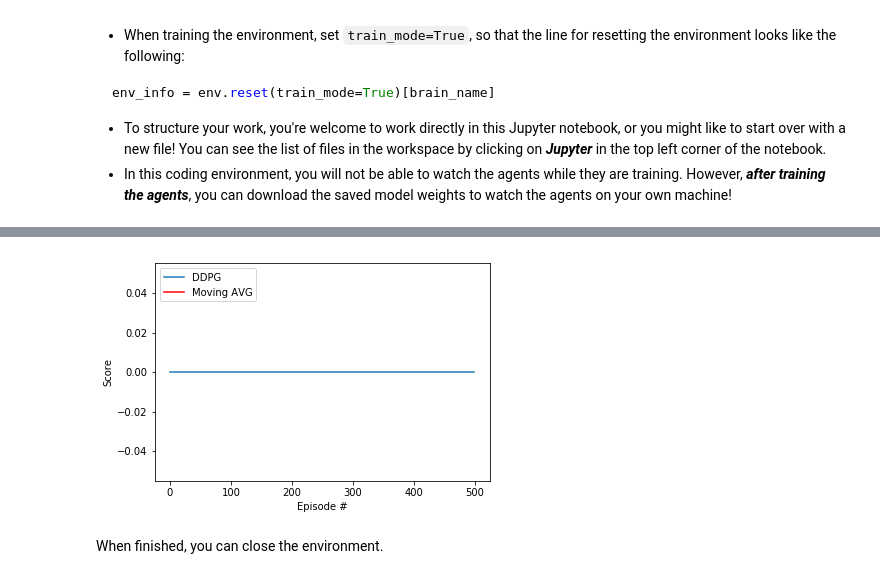
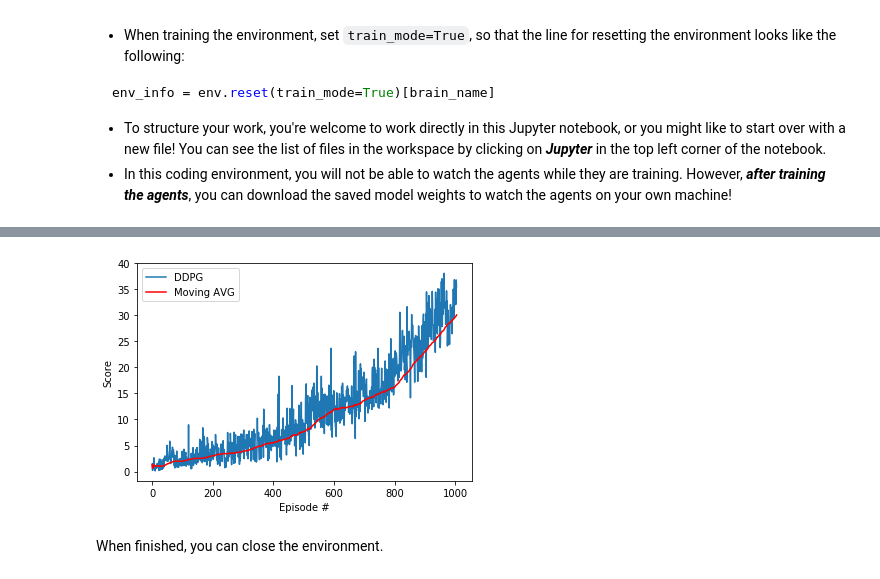
Before and after one commit to Joycechidi/DRL_Continuous_Control, a Jupyter notebook: Continuous_Control.ipynb, the cells around one changed output, grey strips where cells are left out. Saved outputs shown, nothing was run; the diff lists cells and outputs as text; code cells hidden in the pictures.

```diff
--- a/Continuous_Control.ipynb
+++ b/Continuous_Control.ipynb
@@ -22,10 +22,10 @@ from unityagents import UnityEnvironment
 import numpy as np
 
 # select this option to load version 1 (with a single agent) of the environment
-#env = UnityEnvironment(file_name='/data/Reacher_One_Linux_NoVis/Reacher_One_Linux_NoVis.x86_64')
+env = UnityEnvironment(file_name='/data/Reacher_One_Linux_NoVis/Reacher_One_Linux_NoVis.x86_64')
 
 # select this option to load version 2 (with 20 agents) of the environment
-env = UnityEnvironment(file_name='/data/Reacher_Linux_NoVis/Reacher.x86_64')
+#env = UnityEnvironment(file_name='/data/Reacher_Linux_NoVis/Reacher.x86_64')
 # %% [output]
 INFO:unityagents:
 'Academy' started successfully!
@@ -121,15 +121,17 @@ env_info = env.reset(train_mode=True)[brain_name]
 # %%
 from collections import deque
 from workspace_utils import active_session
+import random
+import time
 import matplotlib.pyplot as plt
 import torch
 %matplotlib inline
 
 from ddpg_agent import Agent
 
-agent = Agent(state_size=state_size, action_size=action_size, random_seed=15)
+agent = Agent(state_size=state_size, action_size=action_size, random_seed=9)
 
-def ddpg(n_episodes=500, max_t=1000, print_every=10):
+def ddpg(n_episodes=1500, max_t=1000, print_every=10):
     scores_deque = deque(maxlen=100)
     mean_list = []
     moving_avg_list = []
@@ -138,26 +140,29 @@ def ddpg(n_episodes=500, max_t=1000, print_every=10):
         states = env_info.vector_observations
         scores = np.zeros(num_agents)
         agent.reset()
+        start_time = time.time()
         for t in range(max_t):
-            actions = agent.act(states)
+            actions = agent.act(states,  add_noise=True)
+            env_info = env.step(actions)[brain_name]
             next_states = env_info.vector_observations
             rewards = env_info.rewards
             dones = env_info.local_done
-            #agent.step(states, actions, rewards, next_states, dones)
             for state, action, reward, next_state, done in zip(states, actions, rewards, next_states, dones):
-                agent.step(state, action, reward, next_state, done,t)
+                agent.step(state, action, reward, next_state, done, t)
             states = next_states
             scores += rewards
-            if dones:
+            if np.any(dones):
                 break
-            scores_deque.append(scores)
+        duration = time.time() - start_time
+        scores_deque.append(scores)
         mean_list.append(np.mean(scores))
         moving_avg_list.append(np.mean(scores_deque))
-        print('\rEpisode {}\tAverage Score: {:.2f}'.format(i_episode,mean_list[-1]), end="")
-        torch.save(agent.actor_local.state_dict(), 'checkpoint_actor.pth')
-        torch.save(agent.critic_local.state_dict(), 'checkpoint_critic.pth')
+        print('\rEpisode {} ({}s)\tAverage Score: {:.2f}'.format(i_episode,round(duration),mean_list[-1]), end="")
         if i_episode % print_every == 0:
-            print('\rEpisode {}\tAverage Score: {:.2f}'.format(i_episode, mean_list[-1]))
+            torch.save(agent.actor_local.state_dict(), 'checkpoint_actor.pth')
+            torch.save(agent.critic_local.state_dict(), 'checkpoint_critic.pth')
+            print('\rEpisode {} ({}s)\tMean: {:.1f}\tMoving Avg: {:.1f}'.format(
+                  i_episode, round(duration), mean_list[-1], moving_avg_list[-1]))
 
         if moving_avg_list[-1] >= 30.0 and i_episode >= 100:
             print('\nEnvironment solved in {:d} episodes!\t Average Score: {:.2f}'.format(i_episode-100, moving_avg_list[-1]))
@@ -166,14 +171,18 @@ def ddpg(n_episodes=500, max_t=1000, print_every=10):
     return mean_list, moving_avg_list
 
 with active_session():
+    start = time.time()
     scores, moving_avg = ddpg()
+    end = time.time()
+    elapsed = (end - start) / 60.0 # in minutes
+    print("\nElapsed Time: {0:3.2f} mins.".format(elapsed))
+    fig = plt.figure()
 
-fig = plt.figure()
-ax = fig.add_subplot(111)
-plt.plot(np.arange(len(scores)), scores, label='DDPG')
-plt.plot(np.arange(len(scores)), moving_avg, c='r', label='Moving AVG')
-plt.ylabel('Score')
-plt.xlabel('Episode #')
-plt.legend(loc='upper left')
-plt.show()
+    ax = fig.add_subplot(111)
+    plt.plot(np.arange(len(scores)), scores, label='DDPG')
+    plt.plot(np.arange(len(moving_avg)), moving_avg, c='r', label='Moving AVG')
+    plt.ylabel('Score')
+    plt.xlabel('Episode #')
+    plt.legend(loc='upper left')
+    plt.show()
 # %% [output]
@@ -197,4 +206,4 @@ Episode 500     Average Score: 0.00
-[figure, old version]
+[figure, new version]
 # %% [markdown]
 When finished, you can close the environment.
 # %%
```
Also changed, not shown: parts of 3 cells of this notebook.
